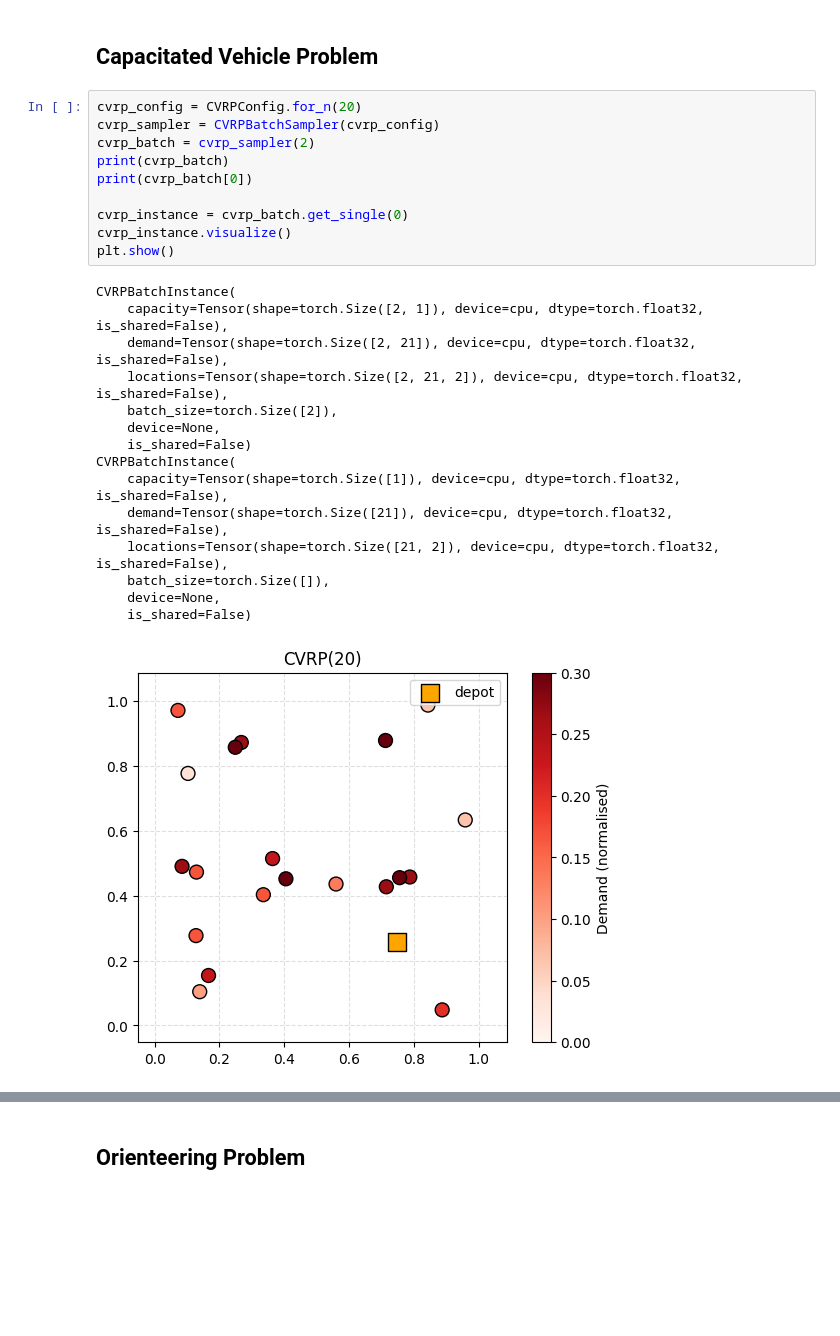
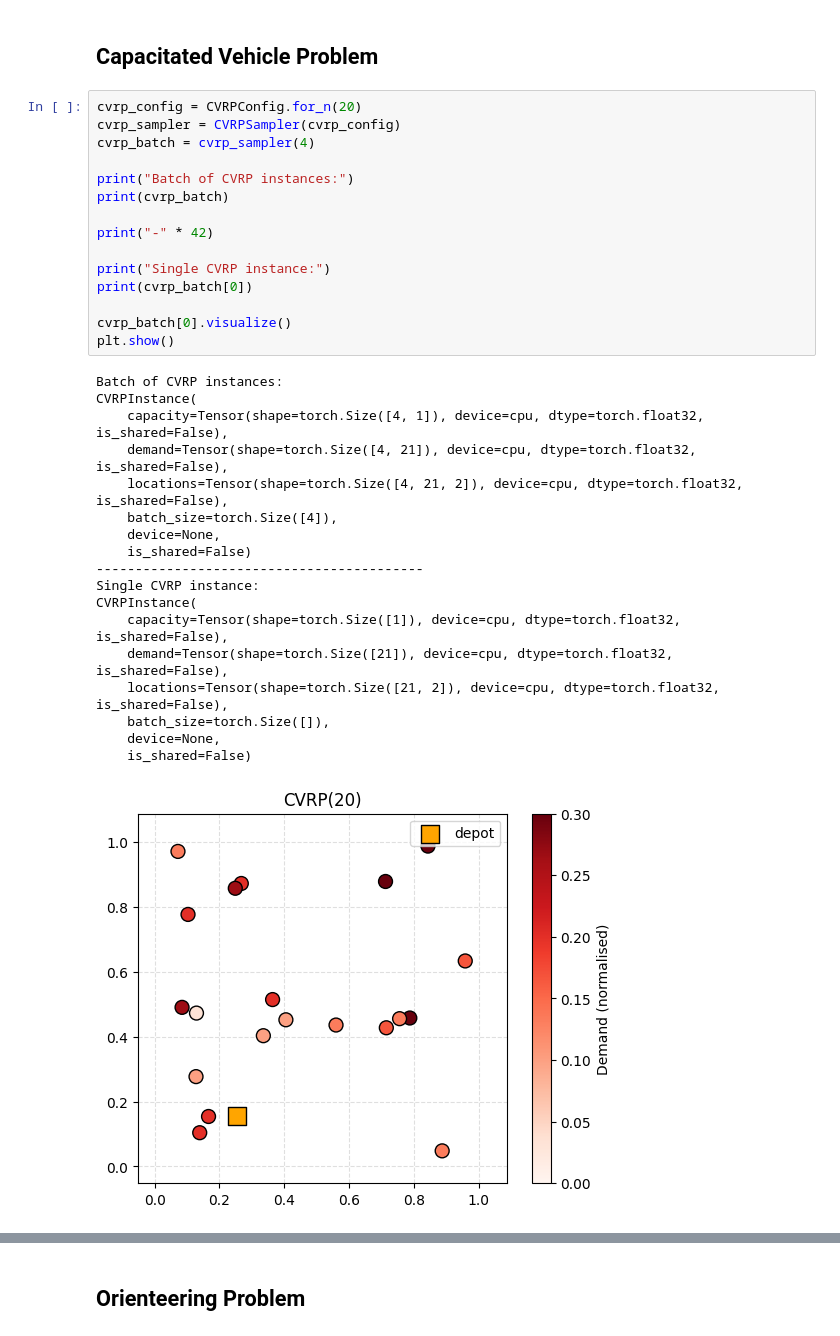
Before and after one commit to arekpaterak/master-thesis, a Jupyter notebook: notebooks/01-problems-overview.ipynb, the cells around one changed output, grey strips where cells are left out. Drawn from its saved outputs; the diff is of its cells as text; blank space fills up the shorter version.

```diff
--- a/notebooks/01-problems-overview.ipynb
+++ b/notebooks/01-problems-overview.ipynb
@@ -47,30 +53,38 @@ example_tsp_solution.visualize()
 ## Capacitated Vehicle Problem
 # %%
 cvrp_config = CVRPConfig.for_n(20)
-cvrp_sampler = CVRPBatchSampler(cvrp_config)
-cvrp_batch = cvrp_sampler(2)
+cvrp_sampler = CVRPSampler(cvrp_config)
+cvrp_batch = cvrp_sampler(4)
+
+print("Batch of CVRP instances:")
 print(cvrp_batch)
+
+print("-" * 42)
+
+print("Single CVRP instance:")
 print(cvrp_batch[0])
 
-cvrp_instance = cvrp_batch.get_single(0)
-cvrp_instance.visualize()
+cvrp_batch[0].visualize()
 plt.show()
 # %% [output]
-CVRPBatchInstance(
-    capacity=Tensor(shape=torch.Size([2, 1]), device=cpu, dtype=torch.float32, is_shared=False),
-    demand=Tensor(shape=torch.Size([2, 21]), device=cpu, dtype=torch.float32, is_shared=False),
-    locations=Tensor(shape=torch.Size([2, 21, 2]), device=cpu, dtype=torch.float32, is_shared=False),
-    batch_size=torch.Size([2]),
+Batch of CVRP instances:
+CVRPInstance(
+    capacity=Tensor(shape=torch.Size([4, 1]), device=cpu, dtype=torch.float32, is_shared=False),
+    demand=Tensor(shape=torch.Size([4, 21]), device=cpu, dtype=torch.float32, is_shared=False),
+    locations=Tensor(shape=torch.Size([4, 21, 2]), device=cpu, dtype=torch.float32, is_shared=False),
+    batch_size=torch.Size([4]),
     device=None,
     is_shared=False)
-CVRPBatchInstance(
+------------------------------------------
+Single CVRP instance:
+CVRPInstance(
     capacity=Tensor(shape=torch.Size([1]), device=cpu, dtype=torch.float32, is_shared=False),
     demand=Tensor(shape=torch.Size([21]), device=cpu, dtype=torch.float32, is_shared=False),
     locations=Tensor(shape=torch.Size([21, 2]), device=cpu, dtype=torch.float32, is_shared=False),
     batch_size=torch.Size([]),
     device=None,
     is_shared=False)
-[figure, old version]
+[figure, new version]
 # %%
 from core.problems.cvrp.solve import (
     CVRPSolveStrategy,
```
Also changed, not shown: parts of 8 cells of this notebook, 33 other files.
